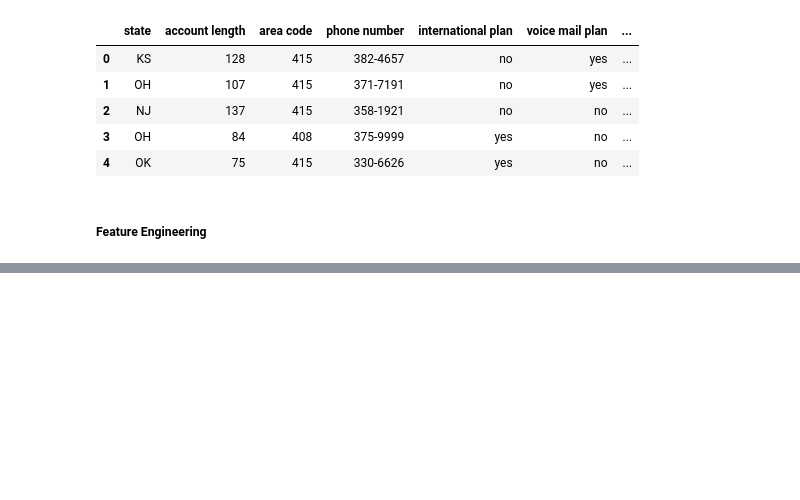
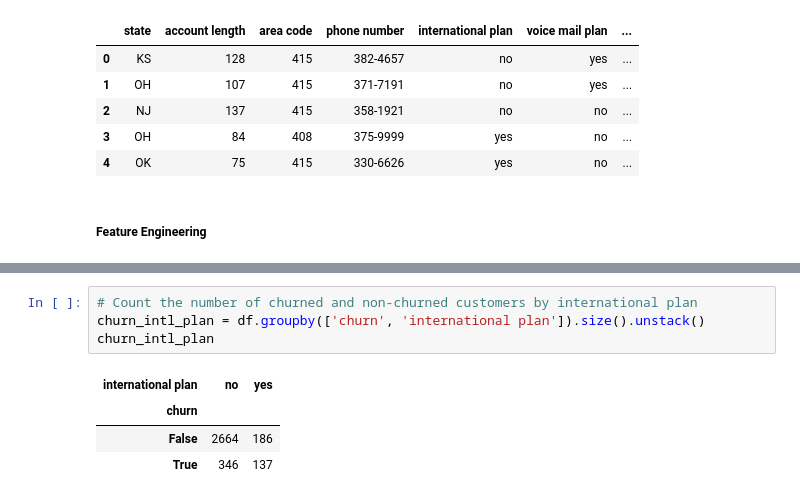
Before and after one commit to stellacherotich/Customer-Churn-Prediction, a Jupyter notebook: SyriaTel.ipynb, the cells around one changed output, grey strips where cells are left out. Saved outputs shown, nothing was run; the diff lists cells and outputs as text; blank space fills up the shorter version.

```diff
--- a/SyriaTel.ipynb
+++ b/SyriaTel.ipynb
@@ -364,3 +364,12 @@ df.head()
 | 2 | NJ | 137 | 415 | 358-1921 | no | no | ... |
 | 3 | OH | 84 | 408 | 375-9999 | yes | no | ... |
 | 4 | OK | 75 | 415 | 330-6626 | yes | no | ... |
+# %%
+# Count the number of churned and non-churned customers by international plan
+churn_intl_plan = df.groupby(['churn', 'international plan']).size().unstack()
+churn_intl_plan
+# %% [output]
+| international plan | no | yes |
+| churn |  |  |
+| False | 2664 | 186 |
+| True | 346 | 137 |
```
Also changed, not shown: parts of 5 cells of this notebook.
